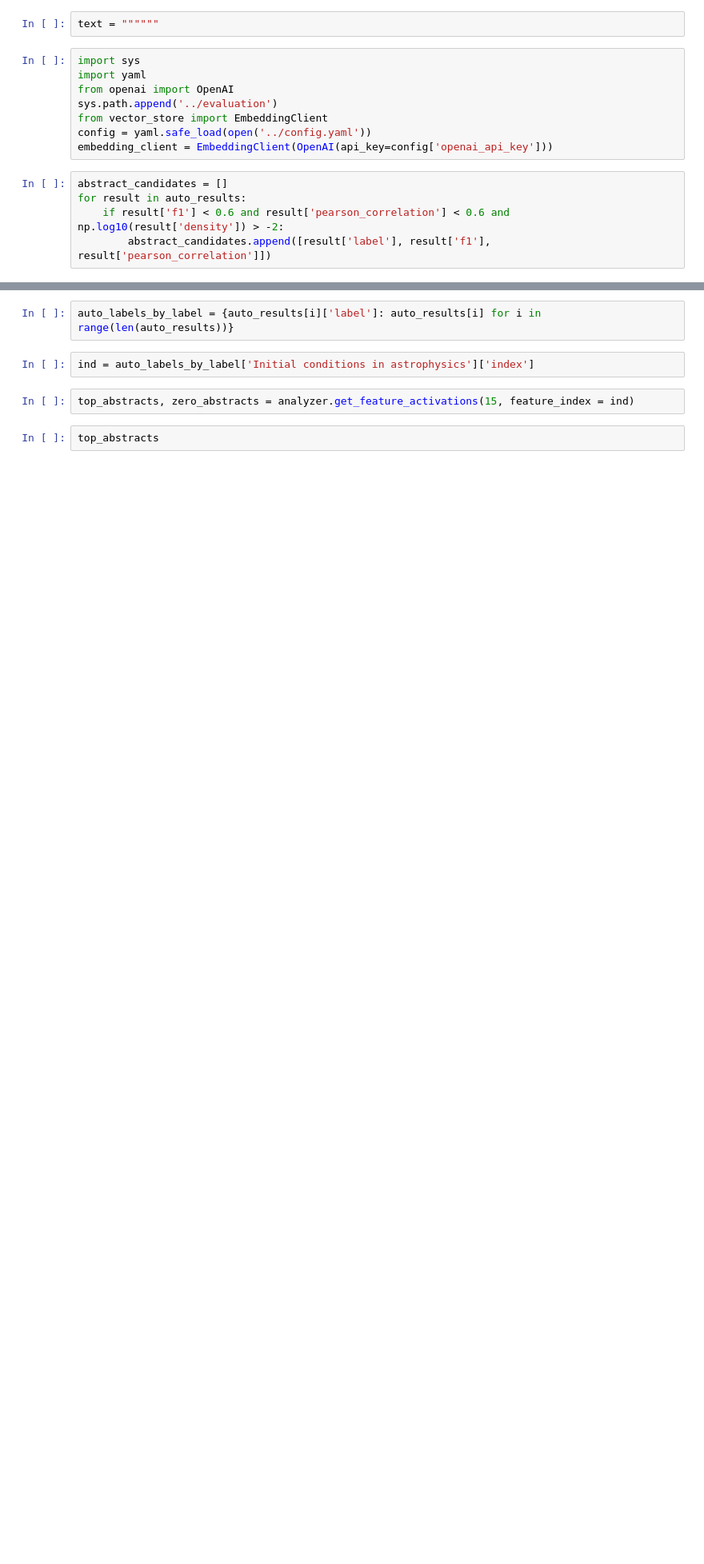
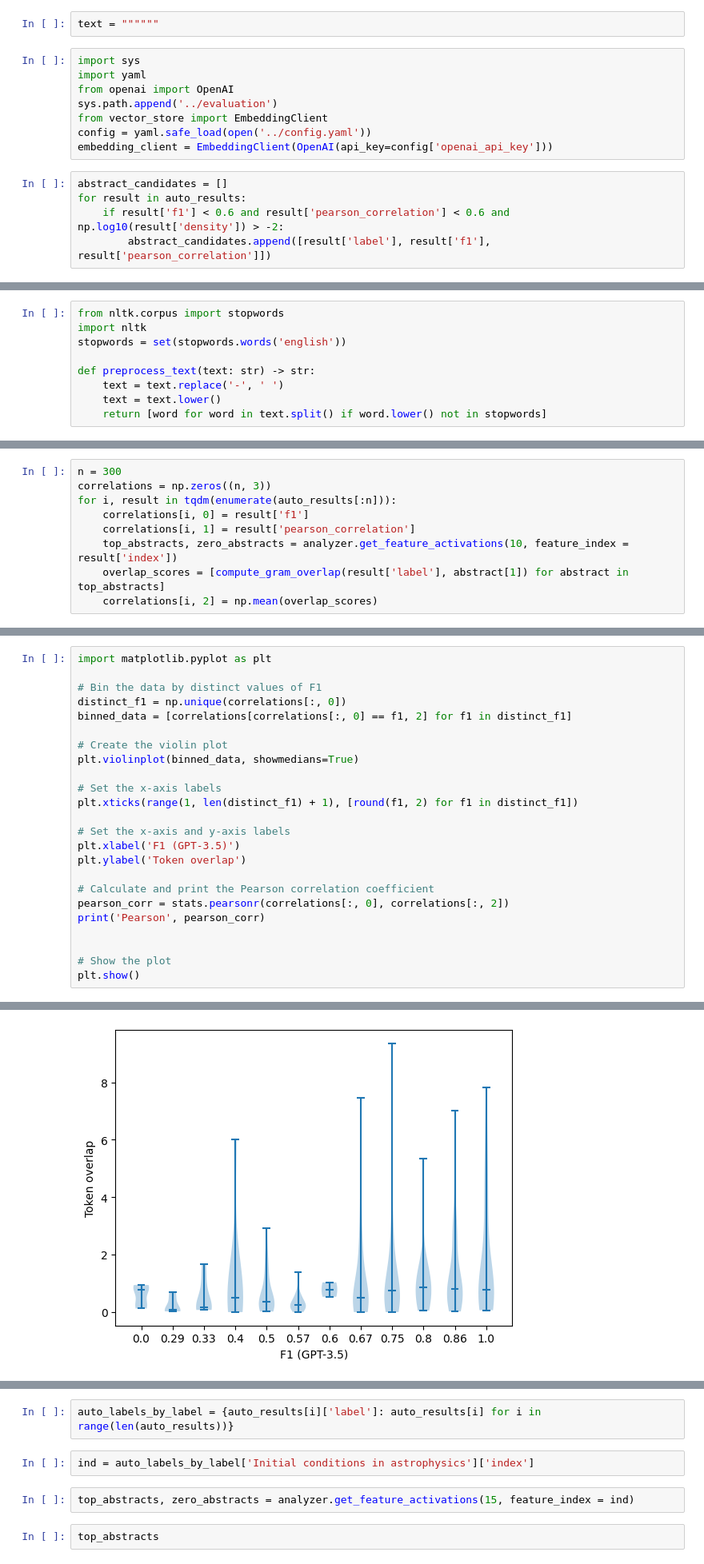
Before and after one commit to jsalt2024-evaluating-llms-for-astronomy/retrieval, a Jupyter notebook: saerch/christine2.ipynb, the cells around one changed output, grey strips where cells are left out. Shown at 80% size. Cells and saved outputs as stored; diff of their text form; blank space fills up the shorter version.

Commit message:
feature results

```diff
--- a/saerch/christine2.ipynb
+++ b/saerch/christine2.ipynb
@@ -421,0 +402,9 @@ abstract_candidates
+# %%
+from nltk.corpus import stopwords
+import nltk
+stopwords = set(stopwords.words('english'))
+
+def preprocess_text(text: str) -> str:
+    text = text.replace('-', ' ')
+    text = text.lower()
+    return [word for word in text.split() if word.lower() not in stopwords]
@@ -421,0 +427,9 @@ abstract_candidates
+# %%
+n = 300
+correlations = np.zeros((n, 3))
+for i, result in tqdm(enumerate(auto_results[:n])):
+    correlations[i, 0] = result['f1']
+    correlations[i, 1] = result['pearson_correlation']
+    top_abstracts, zero_abstracts = analyzer.get_feature_activations(10, feature_index = result['index'])
+    overlap_scores = [compute_gram_overlap(result['label'], abstract[1]) for abstract in top_abstracts]
+    correlations[i, 2] = np.mean(overlap_scores)
@@ -421,0 +438,25 @@ abstract_candidates
+# %%
+import matplotlib.pyplot as plt
+
+# Bin the data by distinct values of F1
+distinct_f1 = np.unique(correlations[:, 0])
+binned_data = [correlations[correlations[:, 0] == f1, 2] for f1 in distinct_f1]
+
+# Create the violin plot
+plt.violinplot(binned_data, showmedians=True)
+
+# Set the x-axis labels
+plt.xticks(range(1, len(distinct_f1) + 1), [round(f1, 2) for f1 in distinct_f1])
+
+# Set the x-axis and y-axis labels
+plt.xlabel('F1 (GPT-3.5)')
+plt.ylabel('Token overlap')
+
+# Calculate and print the Pearson correlation coefficient
+pearson_corr = stats.pearsonr(correlations[:, 0], correlations[:, 2])
+print('Pearson', pearson_corr)
+
+
+# Show the plot
+plt.show()
+# %% [output]
@@ -421,0 +464 @@ abstract_candidates
+[figure, added]
```
Also changed, not shown: parts of 9 cells of this notebook, 5 other files.
